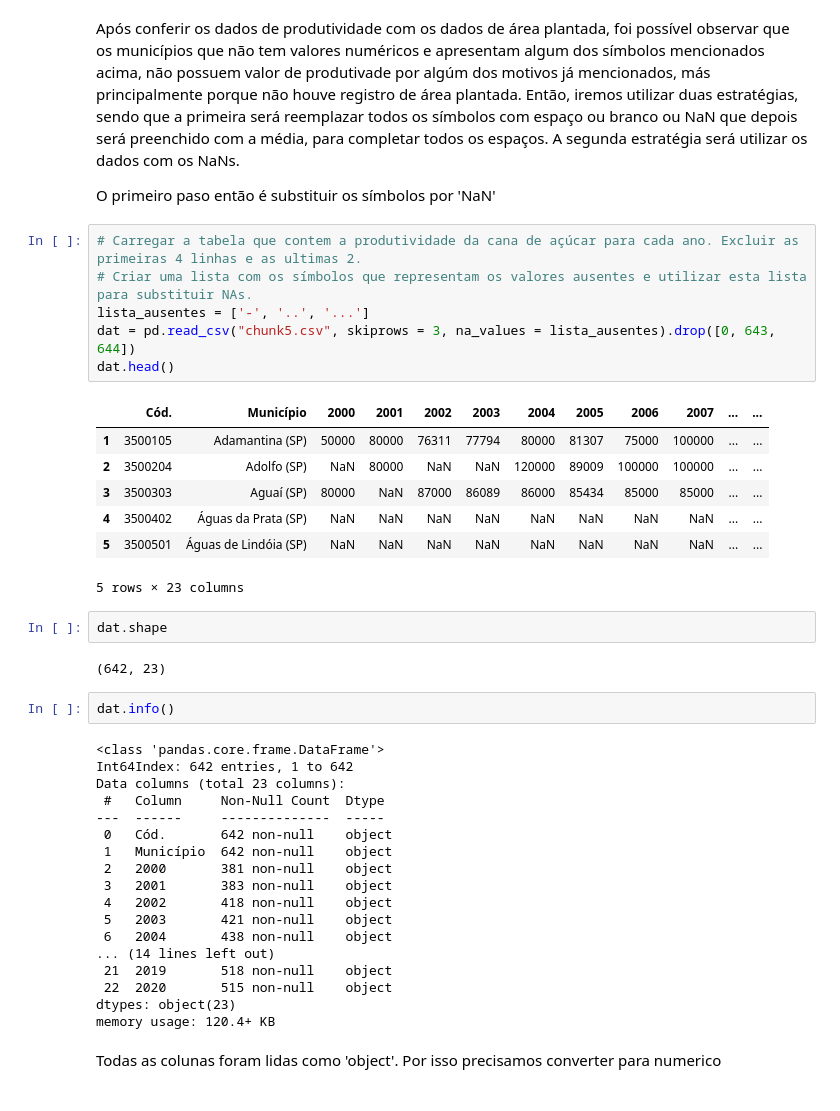
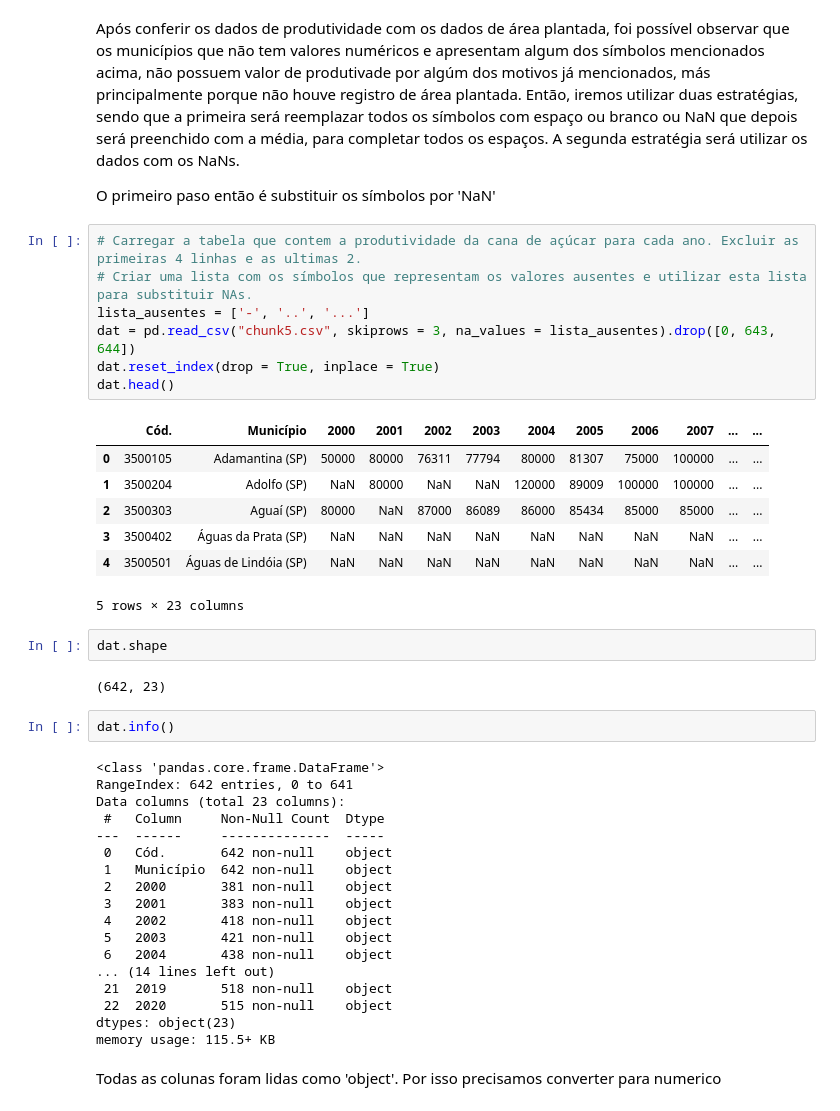
Before and after one commit to neli12/time-series-productivity-sp, a Jupyter notebook: Analisis e limpeza de dados.ipynb, the cells around one changed output. Drawn from its saved outputs; the diff is of its cells as text.

```diff
--- a/Analisis e limpeza de dados.ipynb
+++ b/Analisis e limpeza de dados.ipynb
@@ -33,16 +34,17 @@ O primeiro paso então é substituir os símbolos por 'NaN'
 # %%
 # Carregar a tabela que contem a produtividade da cana de açúcar para cada ano. Excluir as primeiras 4 linhas e as ultimas 2.
 # Criar uma lista com os símbolos que representam os valores ausentes e utilizar esta lista para substituir NAs.
 lista_ausentes = ['-', '..', '...']
 dat = pd.read_csv("chunk5.csv", skiprows = 3, na_values = lista_ausentes).drop([0, 643, 644])
+dat.reset_index(drop = True, inplace = True)
 dat.head()
 # %% [output]
 |  | Cód. | Município | 2000 | 2001 | 2002 | 2003 | 2004 | 2005 | 2006 | 2007 | ... | ... |
-| 1 | 3500105 | Adamantina (SP) | 50000 | 80000 | 76311 | 77794 | 80000 | 81307 | 75000 | 100000 | ... | ... |
-| 2 | 3500204 | Adolfo (SP) | NaN | 80000 | NaN | NaN | 120000 | 89009 | 100000 | 100000 | ... | ... |
-| 3 | 3500303 | Aguaí (SP) | 80000 | NaN | 87000 | 86089 | 86000 | 85434 | 85000 | 85000 | ... | ... |
-| 4 | 3500402 | Águas da Prata (SP) | NaN | NaN | NaN | NaN | NaN | NaN | NaN | NaN | ... | ... |
-| 5 | 3500501 | Águas de Lindóia (SP) | NaN | NaN | NaN | NaN | NaN | NaN | NaN | NaN | ... | ... |
+| 0 | 3500105 | Adamantina (SP) | 50000 | 80000 | 76311 | 77794 | 80000 | 81307 | 75000 | 100000 | ... | ... |
+| 1 | 3500204 | Adolfo (SP) | NaN | 80000 | NaN | NaN | 120000 | 89009 | 100000 | 100000 | ... | ... |
+| 2 | 3500303 | Aguaí (SP) | 80000 | NaN | 87000 | 86089 | 86000 | 85434 | 85000 | 85000 | ... | ... |
+| 3 | 3500402 | Águas da Prata (SP) | NaN | NaN | NaN | NaN | NaN | NaN | NaN | NaN | ... | ... |
+| 4 | 3500501 | Águas de Lindóia (SP) | NaN | NaN | NaN | NaN | NaN | NaN | NaN | NaN | ... | ... |
 5 rows × 23 columns
 # %%
 dat.shape
@@ -52,7 +54,7 @@ dat.shape
 dat.info()
 # %% [output]
 <class 'pandas.core.frame.DataFrame'>
-Int64Index: 642 entries, 1 to 642
+RangeIndex: 642 entries, 0 to 641
 Data columns (total 23 columns):
  #   Column     Non-Null Count  Dtype
 ---  ------     --------------  -----
@@ -67,7 +69,7 @@ Data columns (total 23 columns):
  21  2019       518 non-null    object
  22  2020       515 non-null    object
 dtypes: object(23)
-memory usage: 120.4+ KB
+memory usage: 115.5+ KB
 # %% [markdown]
 Todas as colunas foram lidas como 'object'. Por isso precisamos converter para numerico
 # %%
```
Also changed, not shown: parts of 17 cells of this notebook.
